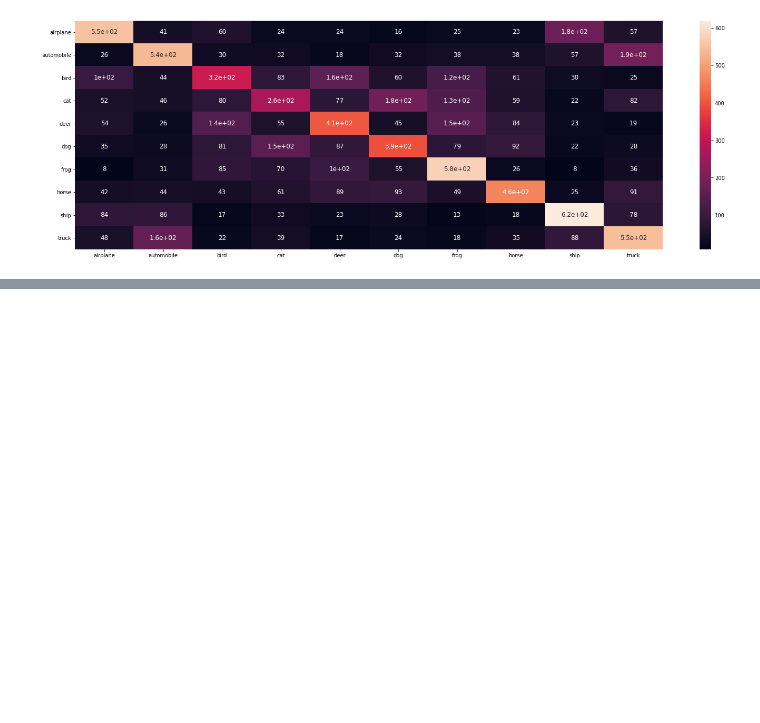
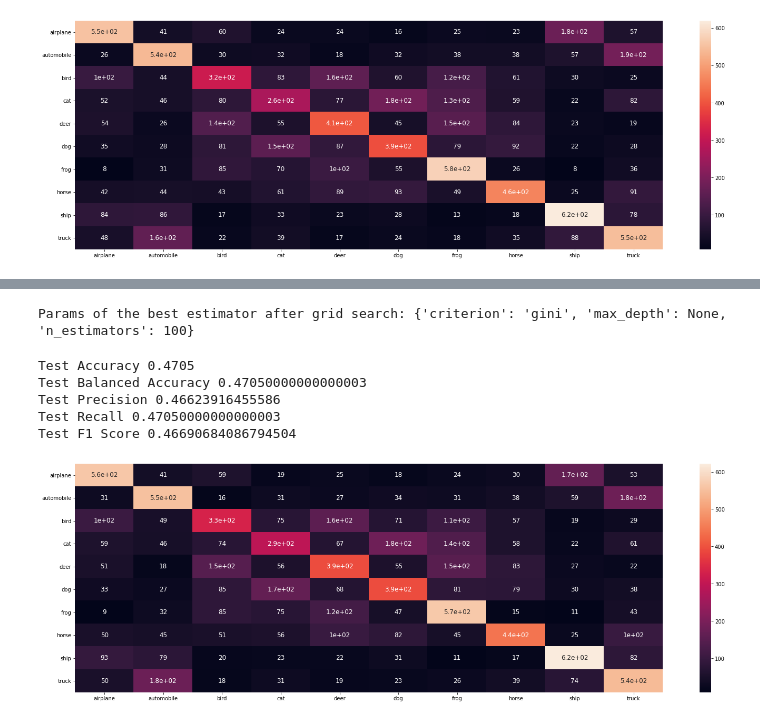
Before and after one commit to Arxtage/Practical-ML-DL-on-CIFAR10, a Jupyter notebook: Random_Forest.ipynb, the cells around one changed output, grey strips where cells are left out. Drawn from its saved outputs; the diff is of its cells as text; code cells hidden in the pictures; blank space fills up the shorter version.

```diff
--- a/Random_Forest.ipynb
+++ b/Random_Forest.ipynb
@@ -147,0 +154,7 @@ plt.show()
+# %%
+rf = RandomForestClassifier()
+
+parameters = {'n_estimators':[50, 100], "criterion" :["gini", "entropy"], 'max_depth' : [2, None]}
+
+clf = model_selection.GridSearchCV(rf, parameters, n_jobs = -1, verbose = 5 , cv = 3)
+clf.fit(X_train, y_train)
@@ -147,0 +183,33 @@ plt.show()
+# %%
+print('Params of the best estimator after grid search:',clf.best_params_)
+# %% [output]
+Params of the best estimator after grid search: {'criterion': 'gini', 'max_depth': None, 'n_estimators': 100}
+# %%
+y_pred_gs = clf.predict(X_test)
+
+accuracy_test = metrics.accuracy_score(y_test, y_pred_gs)
+balances_accuracy_test = metrics.balanced_accuracy_score(y_test, y_pred_gs) # for imbalances classes
+confusion_matrix = metrics.confusion_matrix(y_test, y_pred_gs)
+precision_test = metrics.precision_score(y_test, y_pred_gs, average = 'macro') # can do macro bcs classes are balanced
+recall_test = metrics.recall_score(y_test, y_pred_gs, average= 'macro')
+f1_score_test = metrics.f1_score(y_test, y_pred_gs, average= 'macro')
+
+print('Test Accuracy', accuracy_test)
+print('Test Balanced Accuracy', balances_accuracy_test)
+print('Test Precision', precision_test)
+print('Test Recall', recall_test)
+print('Test F1 Score', f1_score_test)
+# %% [output]
+Test Accuracy 0.4705
+Test Balanced Accuracy 0.47050000000000003
+Test Precision 0.46623916455586
+Test Recall 0.47050000000000003
+Test F1 Score 0.46690684086794504
+# %%
+plt.figure(figsize = (25,8))
+df_cm = pd.DataFrame(confusion_matrix,list_of_class_names,list_of_class_names)
+
+sn.heatmap(df_cm, annot=True,annot_kws={"size": 12})
+plt.show()
+# %% [output]
+[figure, added]
```
Also changed, not shown: parts of 6 cells of this notebook.
